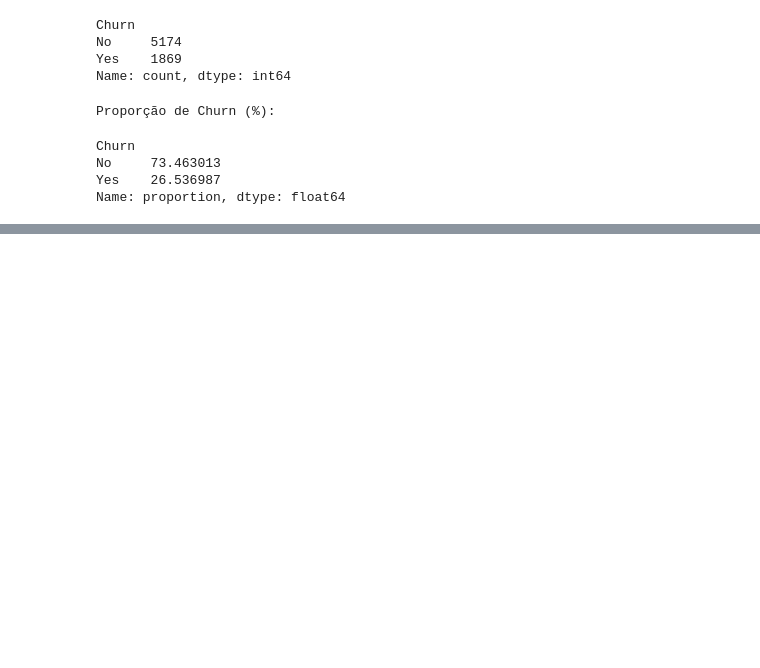
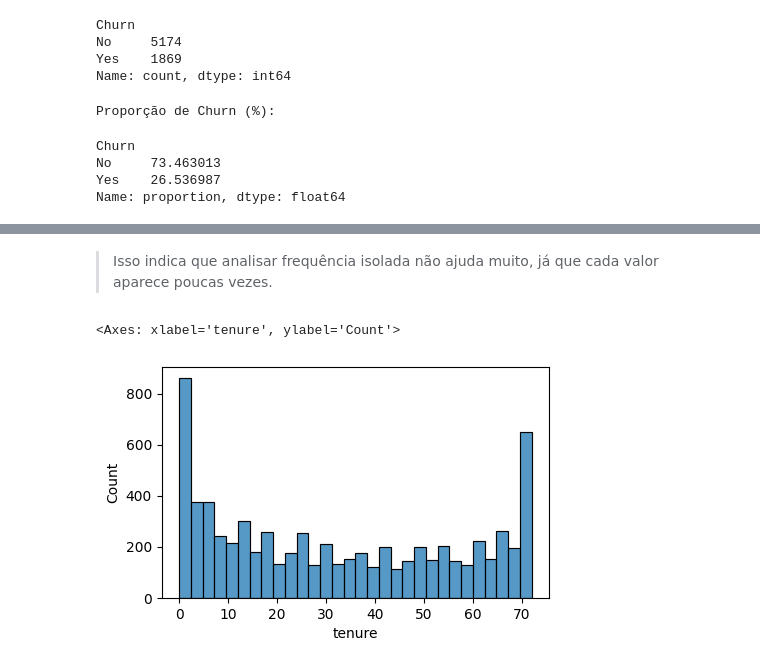
Before and after one commit to EveSantos/telco-customer-churn, a Jupyter notebook: chrun.ipynb, the cells around one changed output, grey strips where cells are left out. Saved outputs shown, nothing was run; the diff lists cells and outputs as text; code cells hidden in the pictures; blank space fills up the shorter version.

```diff
--- a/chrun.ipynb
+++ b/chrun.ipynb
@@ -156,0 +197,8 @@ sns.countplot(x='Churn',data=telcoCustomer)
+# %% [markdown]
+> Isso indica que analisar frequência isolada não ajuda muito, já que cada valor aparece poucas vezes.
+# %%
+plt.figure(figsize=(5, 3))
+sns.histplot(x='tenure',data=telcoCustomer,bins=30)
+# %% [output]
+<Axes: xlabel='tenure', ylabel='Count'>
+[figure, added]
```
Also changed, not shown: parts of 16 cells of this notebook.
